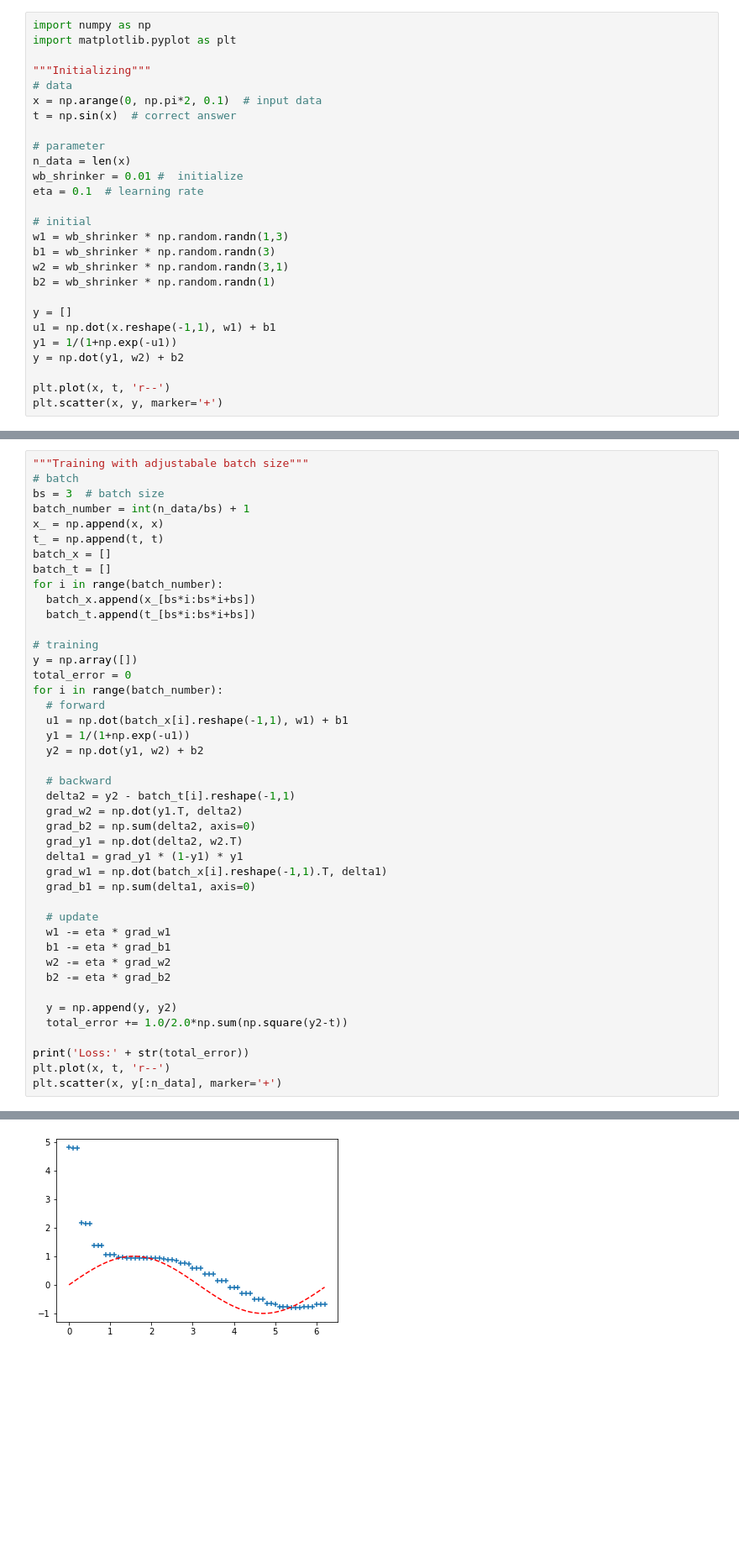
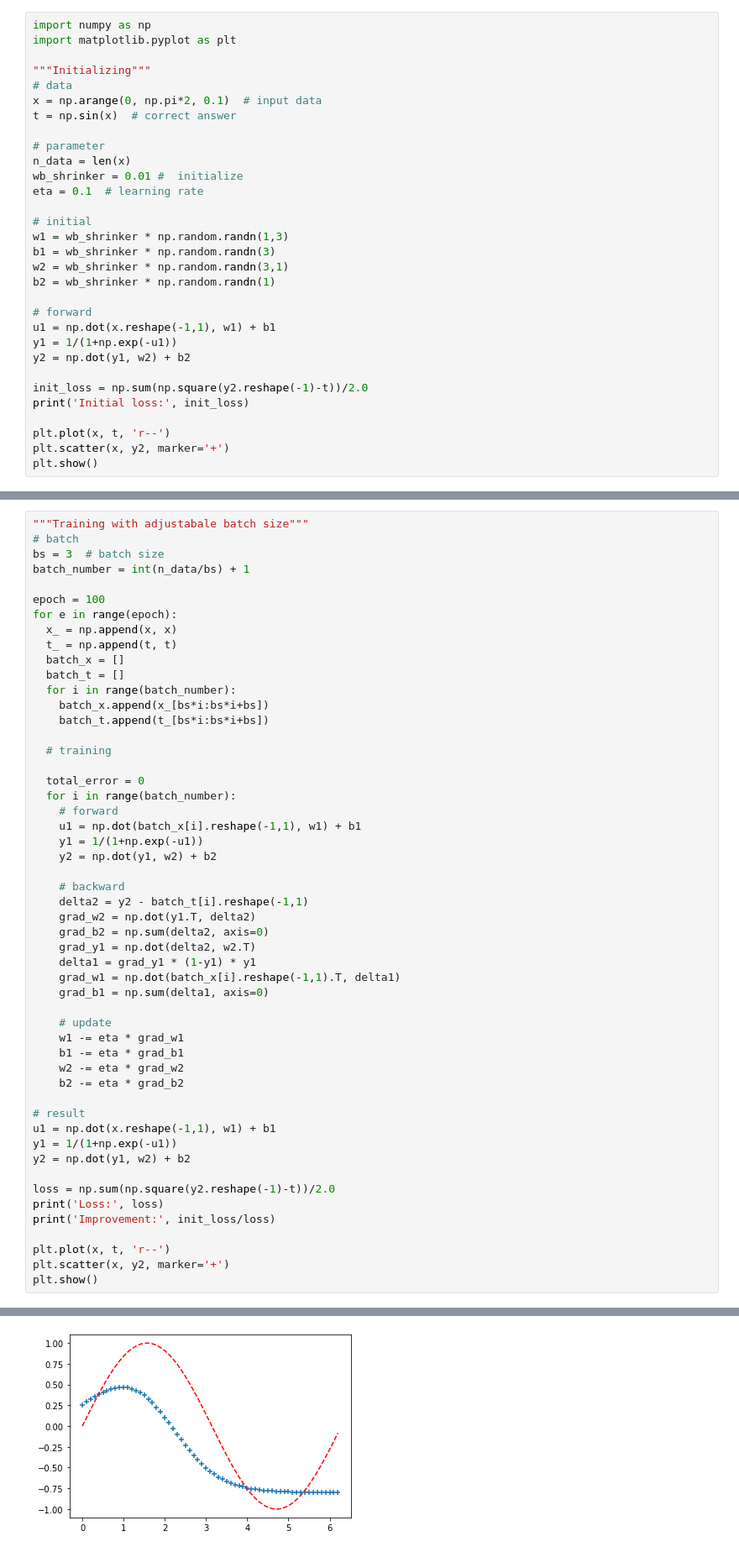
Before and after one commit to panghanwu/build_neural_network_python, a Jupyter notebook: MLP_experiment.ipynb, the cells around one changed output, grey strips where cells are left out. Shown at 84% size. Cells and saved outputs as stored; diff of their text form; blank space fills up the shorter version.

```diff
--- a/MLP_experiment.ipynb
+++ b/MLP_experiment.ipynb
@@ -20,11 +20,15 @@ b1 = wb_shrinker * np.random.randn(3)
 w2 = wb_shrinker * np.random.randn(3,1)
 b2 = wb_shrinker * np.random.randn(1)
 
-y = []
+# forward
 u1 = np.dot(x.reshape(-1,1), w1) + b1
 y1 = 1/(1+np.exp(-u1))
-y = np.dot(y1, w2) + b2
+y2 = np.dot(y1, w2) + b2
+
+init_loss = np.sum(np.square(y2.reshape(-1)-t))/2.0
+print('Initial loss:', init_loss)
 
 plt.plot(x, t, 'r--')
-plt.scatter(x, y, marker='+')
+plt.scatter(x, y2, marker='+')
+plt.show()
 # %% [output]
@@ -102,42 +123,51 @@ Loss:3128.8564877370836
 # batch
 bs = 3  # batch size
 batch_number = int(n_data/bs) + 1
-x_ = np.append(x, x)
-t_ = np.append(t, t)
-batch_x = []
-batch_t = []
-for i in range(batch_number):
-  batch_x.append(x_[bs*i:bs*i+bs])
-  batch_t.append(t_[bs*i:bs*i+bs])
 
-# training
-y = np.array([])
-total_error = 0
-for i in range(batch_number):
-  # forward
-  u1 = np.dot(batch_x[i].reshape(-1,1), w1) + b1
-  y1 = 1/(1+np.exp(-u1))
-  y2 = np.dot(y1, w2) + b2
+epoch = 100
+for e in range(epoch):
+  x_ = np.append(x, x)
+  t_ = np.append(t, t)
+  batch_x = []
+  batch_t = []
+  for i in range(batch_number):
+    batch_x.append(x_[bs*i:bs*i+bs])
+    batch_t.append(t_[bs*i:bs*i+bs])
 
-  # backward
-  delta2 = y2 - batch_t[i].reshape(-1,1)
-  grad_w2 = np.dot(y1.T, delta2)
-  grad_b2 = np.sum(delta2, axis=0)
-  grad_y1 = np.dot(delta2, w2.T)
-  delta1 = grad_y1 * (1-y1) * y1
-  grad_w1 = np.dot(batch_x[i].reshape(-1,1).T, delta1)
-  grad_b1 = np.sum(delta1, axis=0)
+  # training
 
-  # update
-  w1 -= eta * grad_w1
-  b1 -= eta * grad_b1
-  w2 -= eta * grad_w2
-  b2 -= eta * grad_b2
+  total_error = 0
+  for i in range(batch_number):
+    # forward
+    u1 = np.dot(batch_x[i].reshape(-1,1), w1) + b1
+    y1 = 1/(1+np.exp(-u1))
+    y2 = np.dot(y1, w2) + b2
 
-  y = np.append(y, y2)
-  total_error += 1.0/2.0*np.sum(np.square(y2-t))
+    # backward
+    delta2 = y2 - batch_t[i].reshape(-1,1)
+    grad_w2 = np.dot(y1.T, delta2)
+    grad_b2 = np.sum(delta2, axis=0)
+    grad_y1 = np.dot(delta2, w2.T)
+    delta1 = grad_y1 * (1-y1) * y1
+    grad_w1 = np.dot(batch_x[i].reshape(-1,1).T, delta1)
+    grad_b1 = np.sum(delta1, axis=0)
 
-print('Loss:' + str(total_error))
+    # update
+    w1 -= eta * grad_w1
+    b1 -= eta * grad_b1
+    w2 -= eta * grad_w2
+    b2 -= eta * grad_b2
+
+# result
+u1 = np.dot(x.reshape(-1,1), w1) + b1
+y1 = 1/(1+np.exp(-u1))
+y2 = np.dot(y1, w2) + b2
+
+loss = np.sum(np.square(y2.reshape(-1)-t))/2.0
+print('Loss:', loss)
+print('Improvement:', init_loss/loss)
+
 plt.plot(x, t, 'r--')
-plt.scatter(x, y[:n_data], marker='+')
+plt.scatter(x, y2, marker='+')
+plt.show()
 # %% [output]
@@ -146,3 +176,3 @@ Loss:4735.74830462264
-[figure, old version]
+[figure, new version]
 # %%
 """Training randomly"""
```
Also changed, not shown: parts of 6 cells of this notebook.
